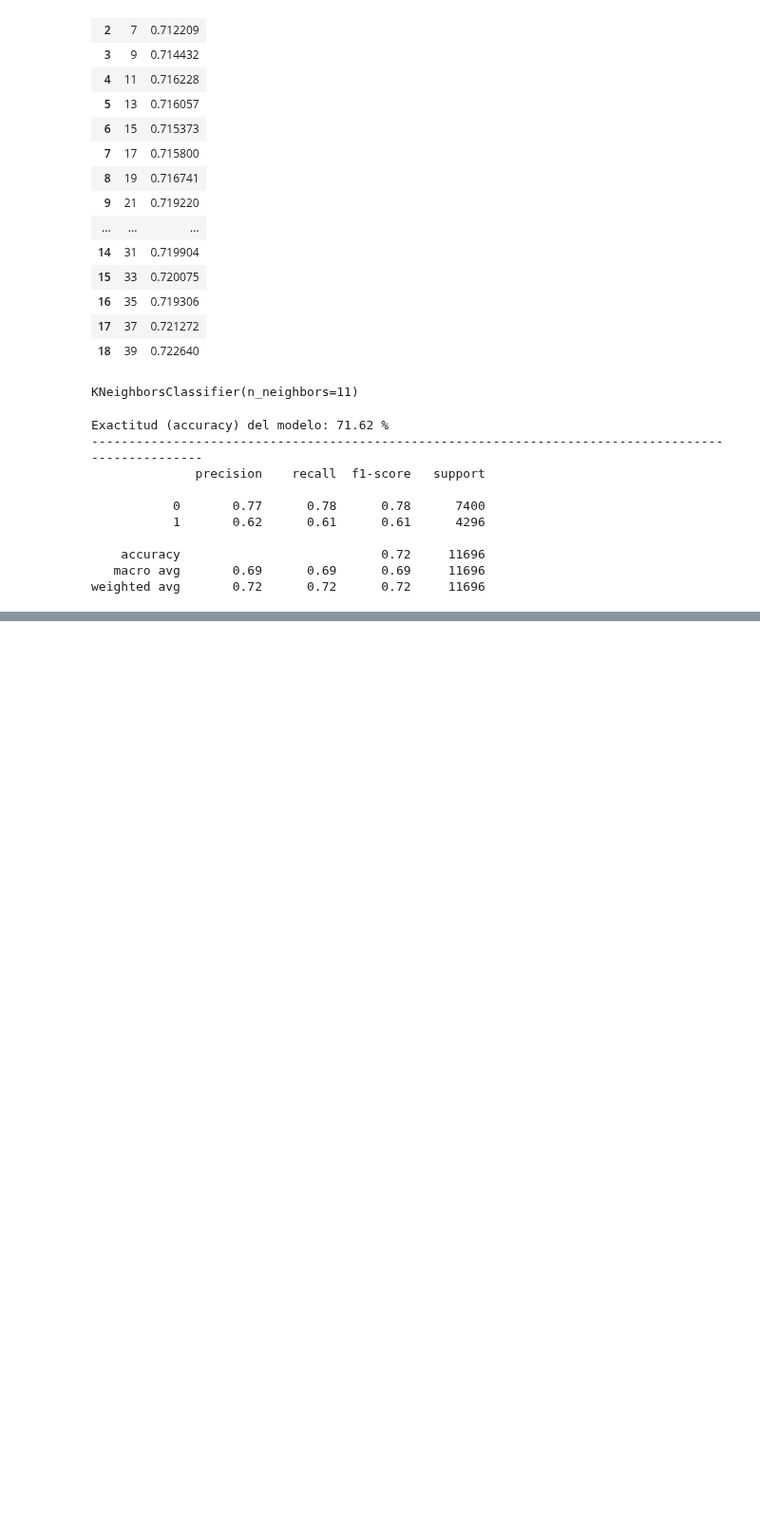
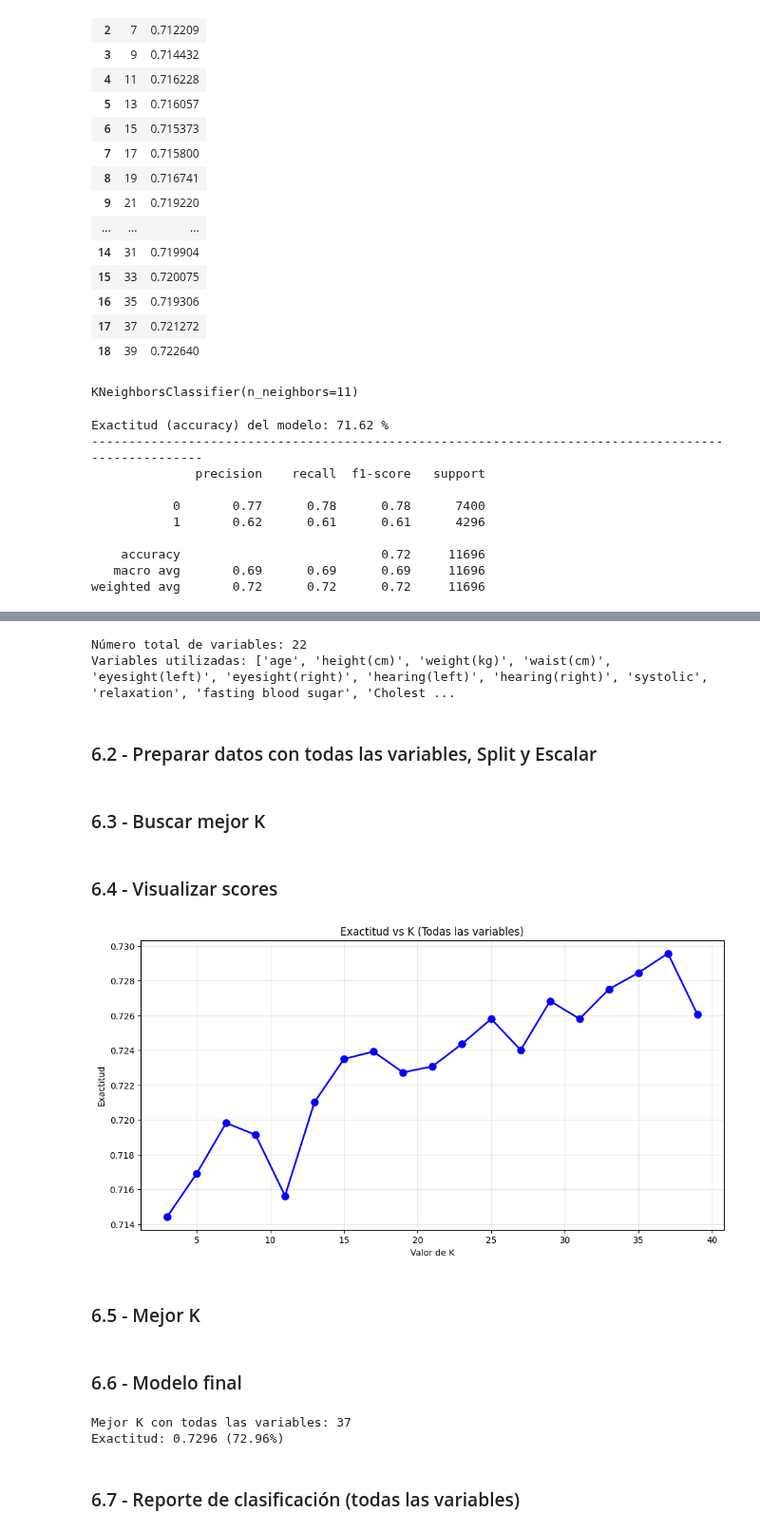
Before and after one commit to leansandoval/CienciaDeDatos, a Jupyter notebook: Ejercicios de Clase/2C 2025/03 - KNN y Evaluación de modelos - Smokers.ipynb, the cells around one changed output, grey strips where cells are left out. Shown at 95% size. Saved outputs shown, nothing was run; the diff lists cells and outputs as text; code cells hidden in the pictures; blank space fills up the shorter version.

```diff
--- a/Ejercicios de Clase/2C 2025/03 - KNN y Evaluación de modelos - Smokers.ipynb
+++ b/Ejercicios de Clase/2C 2025/03 - KNN y Evaluación de modelos - Smokers.ipynb
@@ -243,0 +473,7 @@ LDL                     Cholesterol                     0.71
+# %%
+test_scores_fe = []
+for k in range(3, 31, 2):
+    knn_fe = KNeighborsClassifier(k)
+    knn_fe.fit(X_train_fe_scaled, y_train_fe)
+    y_pred_fe = knn_fe.predict(X_test_fe_scaled)
+    test_scores_fe.append(accuracy_score(y_test_fe, y_pred_fe))
@@ -243,0 +528,43 @@ LDL                     Cholesterol                     0.71
+# %%
+all_features = [col for col in df_smokers.columns if col != 'smoking']
+print(f"Número total de variables: {len(all_features)}")
+print(f"Variables utilizadas: {all_features}")
+# %% [output]
+Número total de variables: 22
+Variables utilizadas: ['age', 'height(cm)', 'weight(kg)', 'waist(cm)', 'eyesight(left)', 'eyesight(right)', 'hearing(left)', 'hearing(right)', 'systolic', 'relaxation', 'fasting blood sugar', 'Cholest ...
+# %% [markdown]
+### 6.2 - Preparar datos con todas las variables, Split y Escalar
+# %%
+X_all = df_smokers[all_features]
+y_all = df_smokers['smoking']
+
+X_train_all, X_test_all, y_train_all, y_test_all = train_test_split(X_all, y_all, test_size=0.3, stratify=y_all, random_state=42)
+
+scaler_all = StandardScaler()
+X_train_all_scaled = scaler_all.fit_transform(X_train_all)
+X_test_all_scaled = scaler_all.transform(X_test_all)
+# %% [markdown]
+### 6.3 - Buscar mejor K
+# %%
+test_scores_all = []
+k_range_all = range(3, 41, 2)
+
+for k in k_range_all:
+    knn_all = KNeighborsClassifier(k)
+    knn_all.fit(X_train_all_scaled, y_train_all)
+    y_pred_all = knn_all.predict(X_test_all_scaled)
+    test_scores_all.append(accuracy_score(y_test_all, y_pred_all))
+# %% [markdown]
+### 6.4 - Visualizar scores
+# %%
+plt.figure(figsize=(12, 6))
+plt.plot(list(k_range_all), test_scores_all, 'bo-', linewidth=2, markersize=8)
+plt.title('Exactitud vs K (Todas las variables)')
+plt.xlabel('Valor de K')
+plt.ylabel('Exactitud')
+plt.grid(True, alpha=0.3)
+plt.show()
+# %% [output]
+[figure, added]
+# %% [markdown]
+### 6.5 - Mejor K
@@ -243,0 +575,14 @@ LDL                     Cholesterol                     0.71
+# %% [markdown]
+### 6.6 - Modelo final
+# %%
+knn_final_all = KNeighborsClassifier(best_k_all)
+knn_final_all.fit(X_train_all_scaled, y_train_all)
+y_pred_final_all = knn_final_all.predict(X_test_all_scaled)
+
+print(f"Mejor K con todas las variables: {best_k_all}")
+print(f"Exactitud: {best_accuracy_all:.4f} ({best_accuracy_all*100:.2f}%)")
+# %% [output]
+Mejor K con todas las variables: 37
+Exactitud: 0.7296 (72.96%)
+# %% [markdown]
+### 6.7 - Reporte de clasificación (todas las variables)
```
Also changed, not shown: parts of 83 cells of this notebook.
